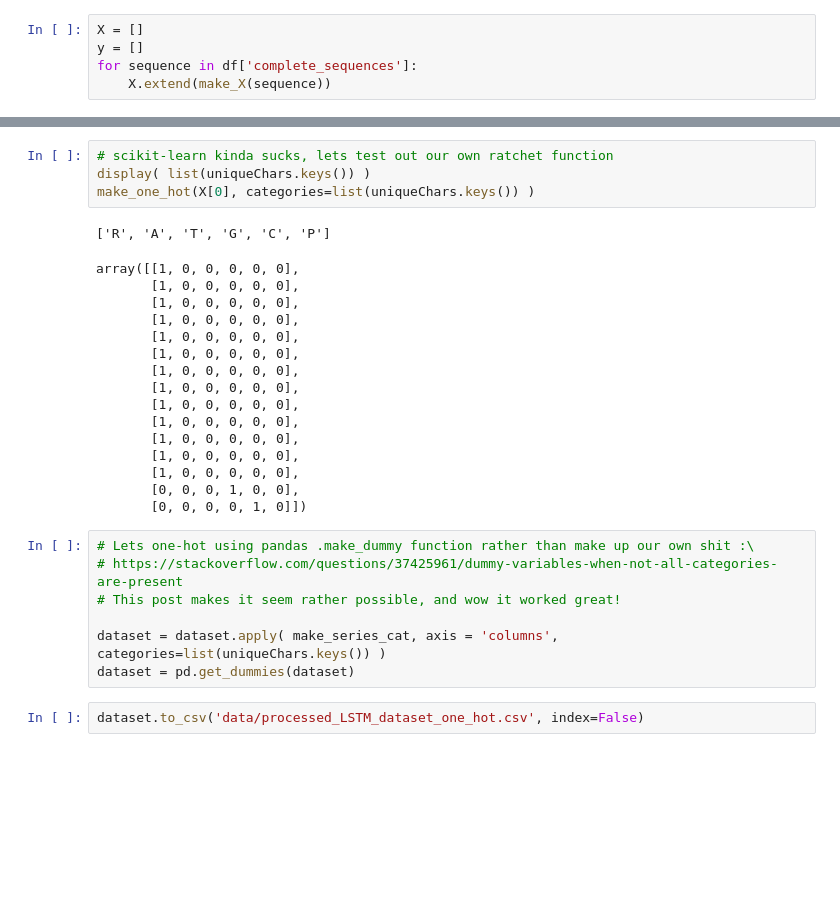
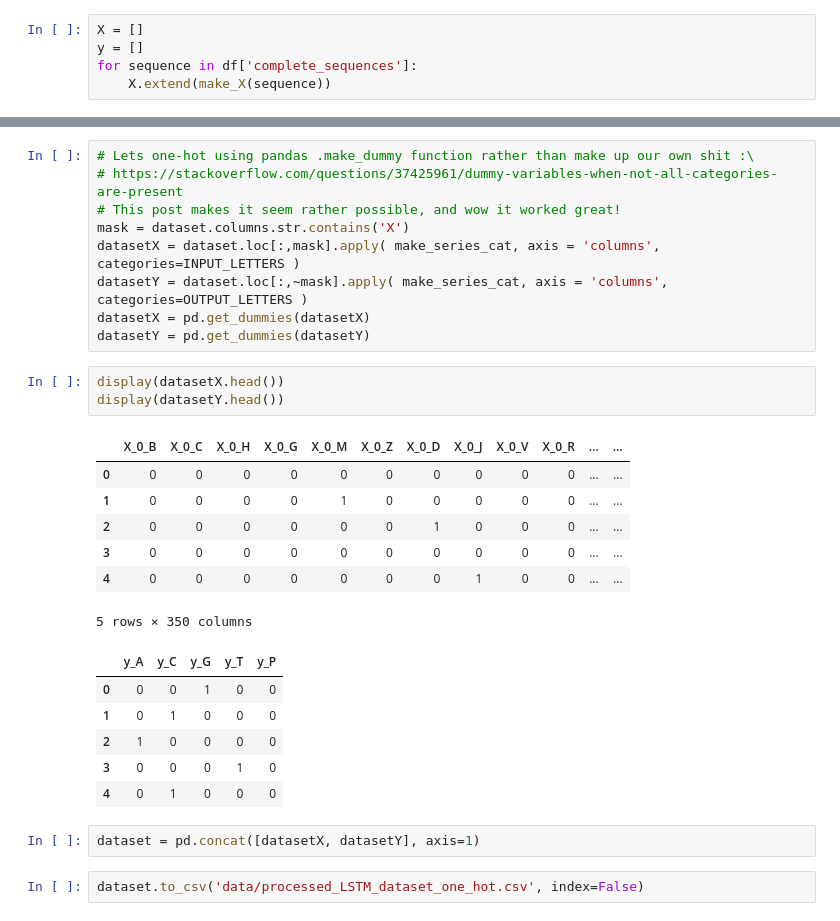
Before and after one commit to Matthew1309/GenerateArg, a Jupyter notebook: LSTM_arg.ipynb, the cells around one changed output, grey strips where cells are left out. Saved outputs shown, nothing was run; the diff lists cells and outputs as text; blank space fills up the shorter version.

```diff
--- a/LSTM_arg.ipynb
+++ b/LSTM_arg.ipynb
@@ -265,31 +295,31 @@ uniqueChars
-# %%
-# scikit-learn kinda sucks, lets test out our own ratchet function
-display( list(uniqueChars.keys()) )
-make_one_hot(X[0], categories=list(uniqueChars.keys()) )
-# %% [output]
-['R', 'A', 'T', 'G', 'C', 'P']
-array([[1, 0, 0, 0, 0, 0],
-       [1, 0, 0, 0, 0, 0],
-       [1, 0, 0, 0, 0, 0],
-       [1, 0, 0, 0, 0, 0],
-       [1, 0, 0, 0, 0, 0],
-       [1, 0, 0, 0, 0, 0],
-       [1, 0, 0, 0, 0, 0],
-       [1, 0, 0, 0, 0, 0],
-       [1, 0, 0, 0, 0, 0],
-       [1, 0, 0, 0, 0, 0],
-       [1, 0, 0, 0, 0, 0],
-       [1, 0, 0, 0, 0, 0],
-       [1, 0, 0, 0, 0, 0],
-       [0, 0, 0, 1, 0, 0],
-       [0, 0, 0, 0, 1, 0]])
 # %%
 # Lets one-hot using pandas .make_dummy function rather than make up our own shit :\
 # https://stackoverflow.com/questions/37425961/dummy-variables-when-not-all-categories-are-present
 # This post makes it seem rather possible, and wow it worked great!
-
-dataset = dataset.apply( make_series_cat, axis = 'columns', categories=list(uniqueChars.keys()) )
-dataset = pd.get_dummies(dataset)
+mask = dataset.columns.str.contains('X')
+datasetX = dataset.loc[:,mask].apply( make_series_cat, axis = 'columns', categories=INPUT_LETTERS )
+datasetY = dataset.loc[:,~mask].apply( make_series_cat, axis = 'columns', categories=OUTPUT_LETTERS )
+datasetX = pd.get_dummies(datasetX)
+datasetY = pd.get_dummies(datasetY)
+# %%
+display(datasetX.head())
+display(datasetY.head())
+# %% [output]
+|  | X_0_B | X_0_C | X_0_H | X_0_G | X_0_M | X_0_Z | X_0_D | X_0_J | X_0_V | X_0_R | ... | ... |
+| 0 | 0 | 0 | 0 | 0 | 0 | 0 | 0 | 0 | 0 | 0 | ... | ... |
+| 1 | 0 | 0 | 0 | 0 | 1 | 0 | 0 | 0 | 0 | 0 | ... | ... |
+| 2 | 0 | 0 | 0 | 0 | 0 | 0 | 1 | 0 | 0 | 0 | ... | ... |
+| 3 | 0 | 0 | 0 | 0 | 0 | 0 | 0 | 0 | 0 | 0 | ... | ... |
+| 4 | 0 | 0 | 0 | 0 | 0 | 0 | 0 | 1 | 0 | 0 | ... | ... |
+5 rows × 350 columns
+|  | y_A | y_C | y_G | y_T | y_P |
+| 0 | 0 | 0 | 1 | 0 | 0 |
+| 1 | 0 | 1 | 0 | 0 | 0 |
+| 2 | 1 | 0 | 0 | 0 | 0 |
+| 3 | 0 | 0 | 0 | 1 | 0 |
+| 4 | 0 | 1 | 0 | 0 | 0 |
+# %%
+dataset = pd.concat([datasetX, datasetY], axis=1)
 # %%
 dataset.to_csv('data/processed_LSTM_dataset_one_hot.csv', index=False)
 # %%
```
Also changed, not shown: parts of 39 cells of this notebook, 1 other file.
